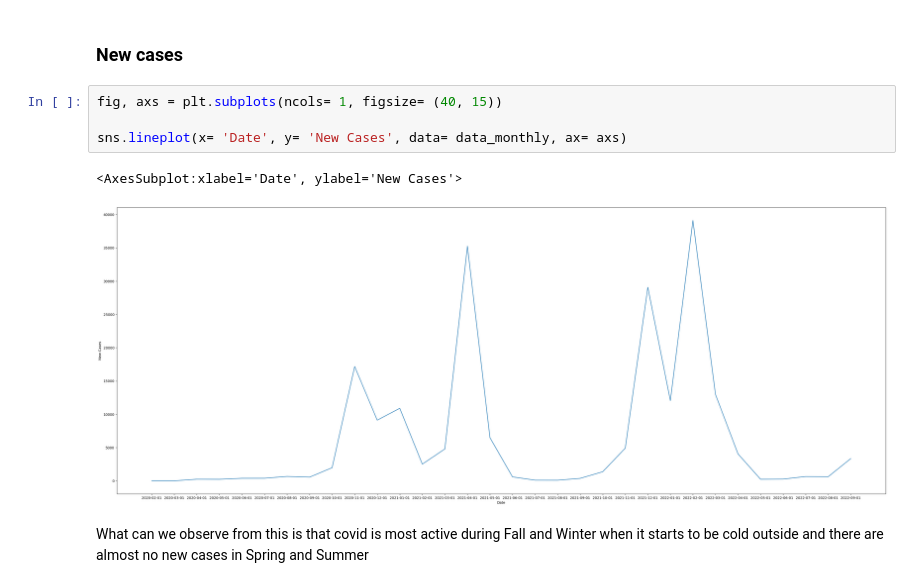
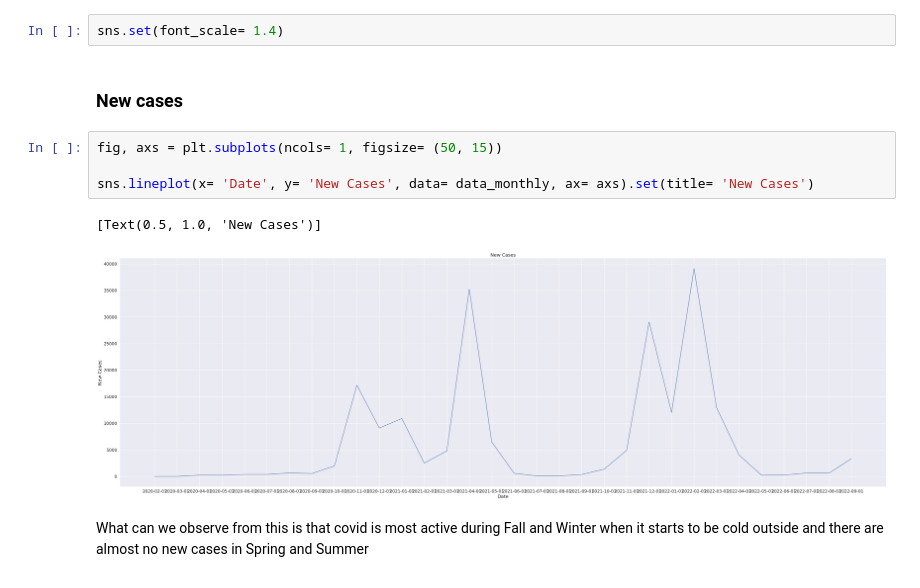
Before and after one commit to xShoho/Covid-Poland, a Jupyter notebook: covid-poland.ipynb, the cells around one changed output. Saved outputs shown, nothing was run; the diff lists cells and outputs as text.

Commit message:
Updated visuals

```diff
--- a/covid-poland.ipynb
+++ b/covid-poland.ipynb
@@ -26,12 +28,14 @@ data_monthly = data_monthly.iloc[::-1]
+# %%
+sns.set(font_scale= 1.4)
 # %% [markdown]
 ### New cases
 # %%
-fig, axs = plt.subplots(ncols= 1, figsize= (40, 15))
+fig, axs = plt.subplots(ncols= 1, figsize= (50, 15))
 
-sns.lineplot(x= 'Date', y= 'New Cases', data= data_monthly, ax= axs)
+sns.lineplot(x= 'Date', y= 'New Cases', data= data_monthly, ax= axs).set(title= 'New Cases')
 # %% [output]
-<AxesSubplot:xlabel='Date', ylabel='New Cases'>
+[Text(0.5, 1.0, 'New Cases')]
-[figure, old version]
+[figure, new version]
 # %% [markdown]
 What can we observe from this is that covid is most active during Fall and Winter when it starts to be cold outside and there are almost no new cases in Spring and Summer
 # %% [markdown]
```
Also changed, not shown: parts of 3 cells of this notebook.
